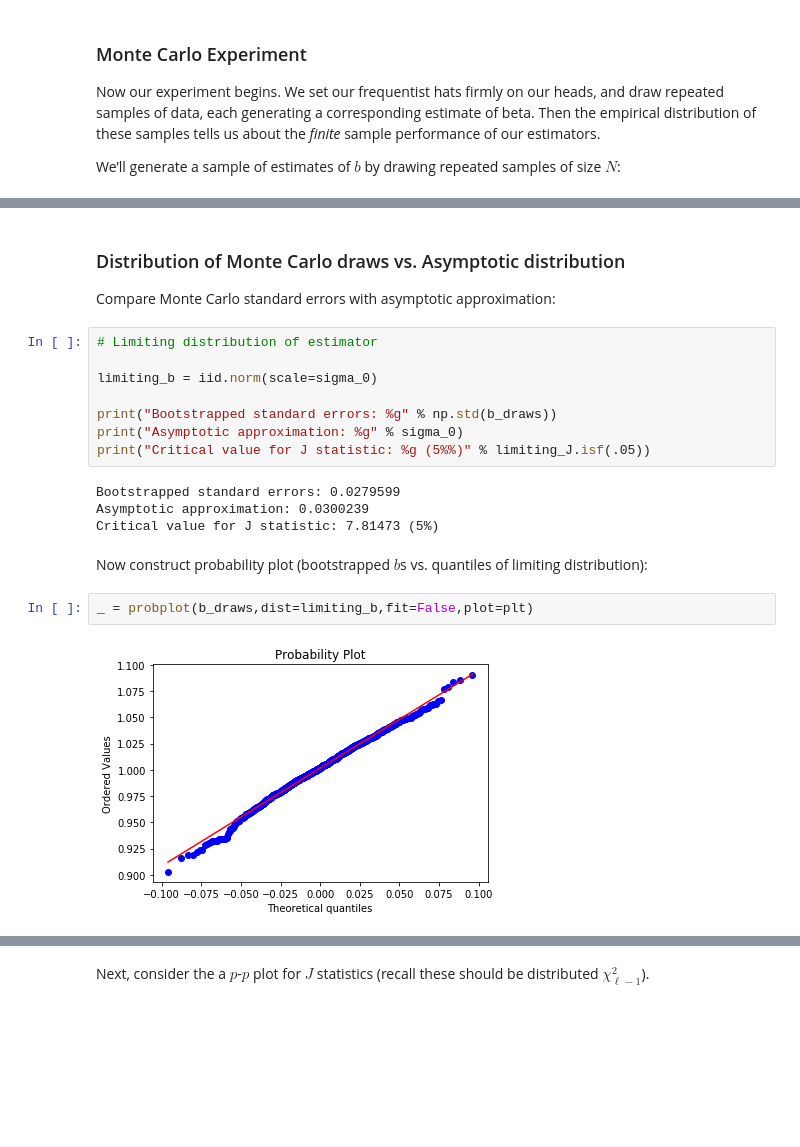
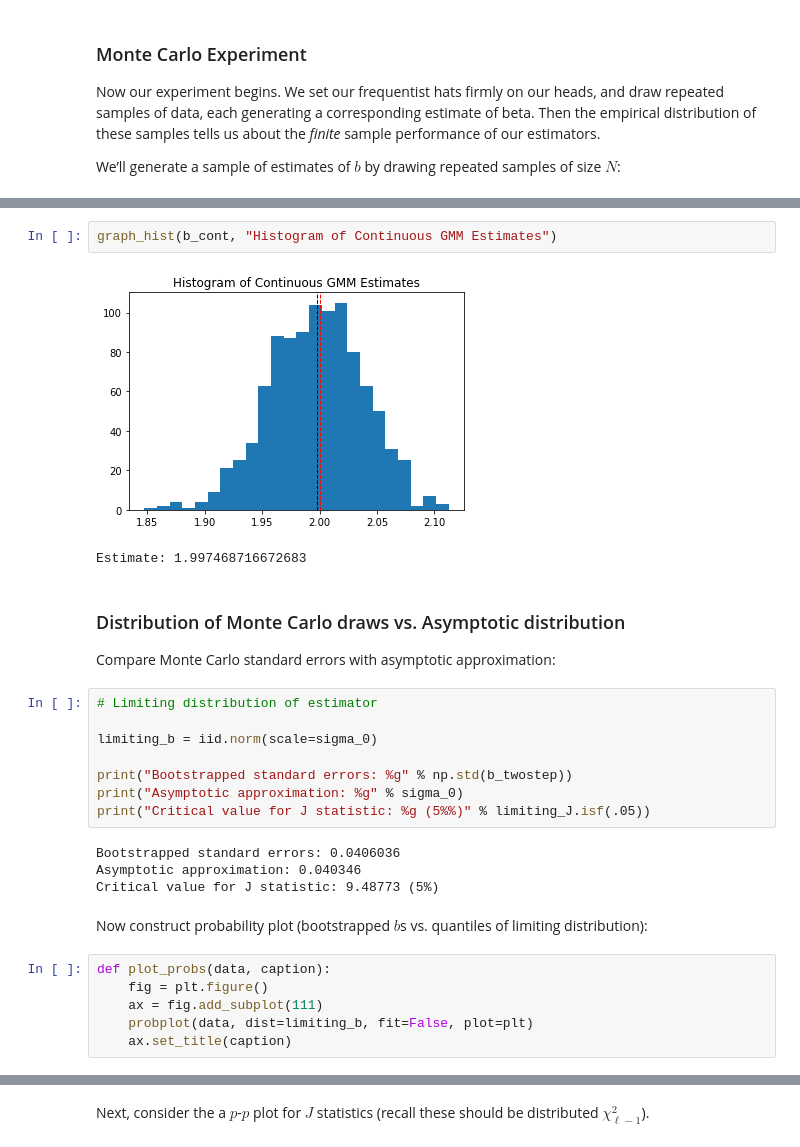
Before and after one commit to connorp/ARE212_Materials, a Jupyter notebook: gmm_finite_samples.ipynb, the cells around one changed output, grey strips where cells are left out. Cells and saved outputs as stored; diff of their text form; blank space fills up the shorter version.

```diff
--- a/gmm_finite_samples.ipynb
+++ b/gmm_finite_samples.ipynb
@@ -337,3 +375,8 @@ _ = plt.axvline(beta,color='r')
+# %%
+graph_hist(b_cont, "Histogram of Continuous GMM Estimates")
+# %% [output]
+[figure, added]
+Estimate: 1.997468716672683
 # %% [markdown]
 ### Distribution of Monte Carlo draws vs. Asymptotic distribution
 
@@ -343,17 +386,19 @@ Compare Monte Carlo standard errors with asymptotic approximation:
 
 limiting_b = iid.norm(scale=sigma_0)
 
-print("Bootstrapped standard errors: %g" % np.std(b_draws))
+print("Bootstrapped standard errors: %g" % np.std(b_twostep))
 print("Asymptotic approximation: %g" % sigma_0)
 print("Critical value for J statistic: %g (5%%)" % limiting_J.isf(.05))
 # %% [output]
-Bootstrapped standard errors: 0.0279599
-Asymptotic approximation: 0.0300239
-Critical value for J statistic: 7.81473 (5%)
+Bootstrapped standard errors: 0.0406036
+Asymptotic approximation: 0.040346
+Critical value for J statistic: 9.48773 (5%)
 # %% [markdown]
 Now construct probability plot (bootstrapped $b$s vs. quantiles of
 limiting distribution):
 # %%
-_ = probplot(b_draws,dist=limiting_b,fit=False,plot=plt)
+def plot_probs(data, caption):
+    fig = plt.figure()
+    ax = fig.add_subplot(111)
+    probplot(data, dist=limiting_b, fit=False, plot=plt)
+    ax.set_title(caption)
-# %% [output]
-[figure, removed]
```
Also changed, not shown: parts of 19 cells of this notebook, 1 other file.
